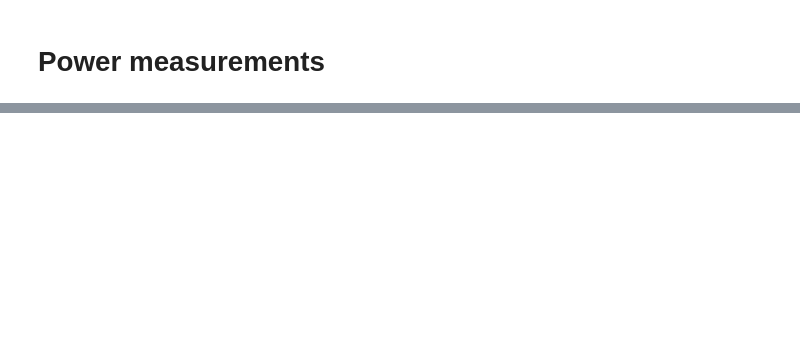
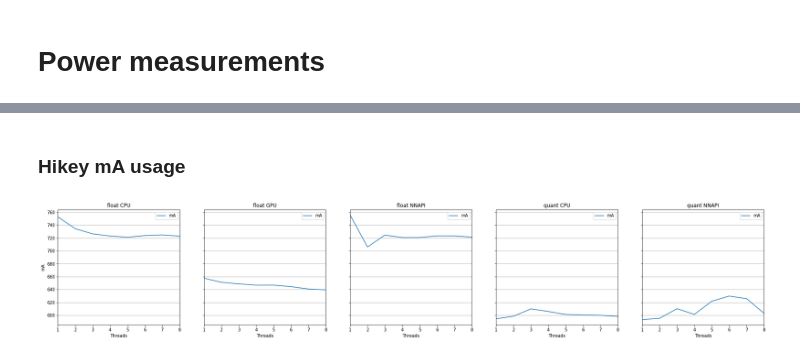
Before and after one commit to ivek1312/TFLiteTest, a Jupyter notebook: Untitled.ipynb, the cells around one changed output, grey strips where cells are left out. Saved outputs shown, nothing was run; the diff lists cells and outputs as text; code cells hidden in the pictures; blank space fills up the shorter version.

```diff
--- a/Untitled.ipynb
+++ b/Untitled.ipynb
@@ -89,0 +107,6 @@ plt.show()
+# %% [markdown]
+### Hikey mA usage
+# %%
+plotByThreads(power.drop(columns=['ms/frame Pixel', 'ms/frame Hikey', 'Lfreq','Bfreq','Temperature']), ylabel='mA')
+# %% [output]
+[figure, added]
```
Also changed, not shown: parts of 36 cells of this notebook, 46 other files.
